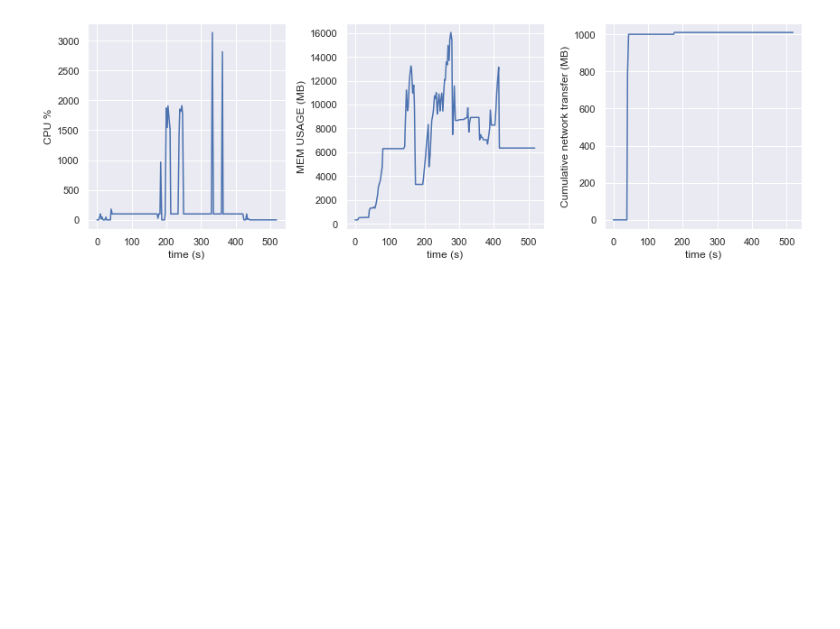
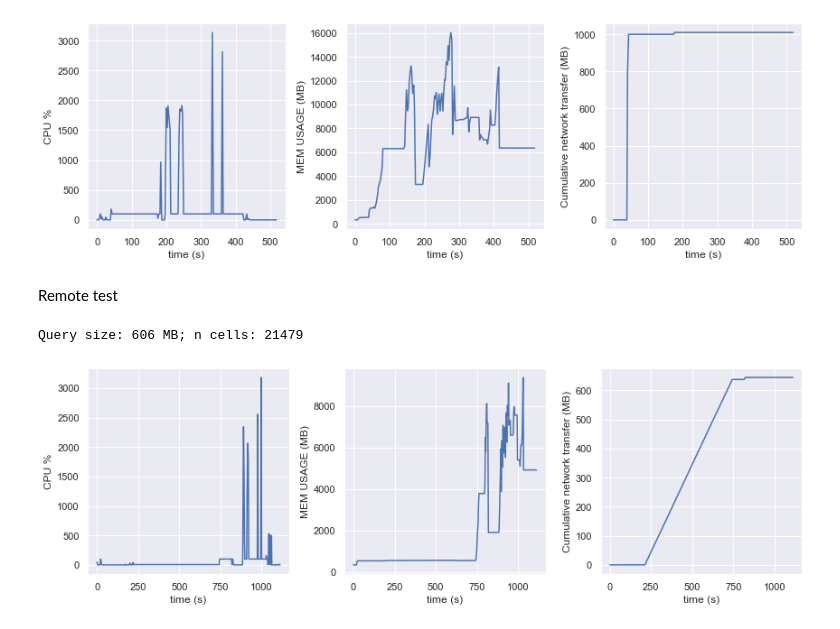
Before and after one commit to AllenInstitute/human_mtg_azimuth, a Jupyter notebook: 08_container_benchmark.ipynb, the cells around one changed output. Drawn from its saved outputs; the diff is of its cells as text; code cells hidden in the pictures; blank space fills up the shorter version.

Commit message:
remote test for container resources included

```diff
--- a/08_container_benchmark.ipynb
+++ b/08_container_benchmark.ipynb
@@ -60,3 +60,14 @@ summary("./docker_log_03.csv")
 # %% [output]
 Query size: 952 MB; n cells: 30627
 [figure]
+# %% [markdown]
+Remote test
+# %%
+x = meta_df.loc[meta_df['donor']=='H21.33.012']
+s = x['size'].values[0]
+cells = x['cells'].values[0]
+print(f'Query size: {s:d} MB; n cells: {cells:d}')
+summary("./docker_log_04.csv")
+# %% [output]
+Query size: 606 MB; n cells: 21479
+[figure, added]
```
